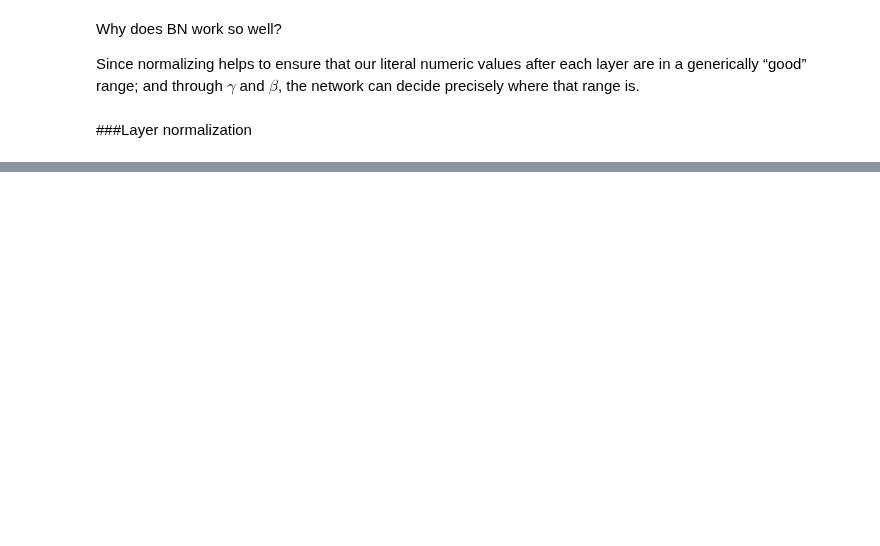
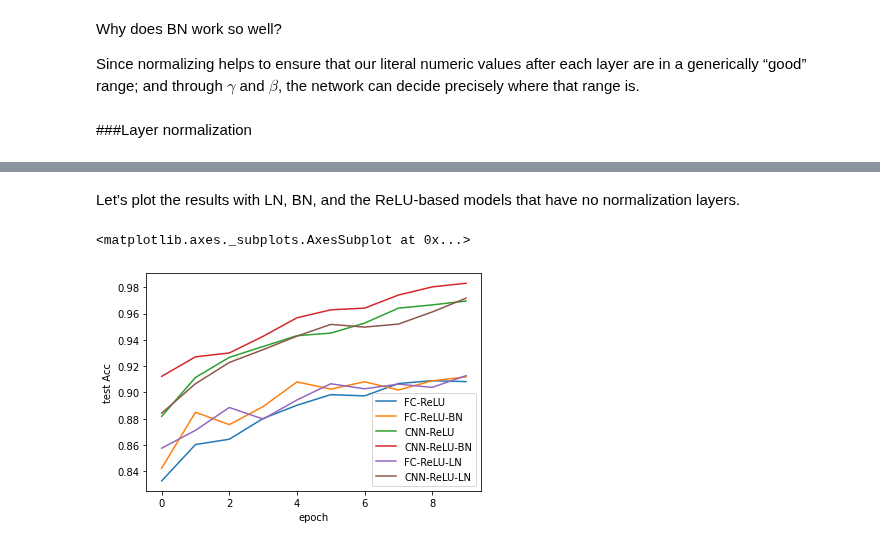
Before and after one commit to rahiakela/deep-learning-research-and-practice, a Jupyter notebook: inside-deep-learing/06-common-design-building-blocks/02_batch_and_layer_normalization.ipynb, the cells around one changed output, grey strips where cells are left out. Drawn from its saved outputs; the diff is of its cells as text; code cells hidden in the pictures; blank space fills up the shorter version.

```diff
--- a/inside-deep-learing/06-common-design-building-blocks/02_batch_and_layer_normalization.ipynb
+++ b/inside-deep-learing/06-common-design-building-blocks/02_batch_and_layer_normalization.ipynb
@@ -380,0 +424,49 @@ and $\beta$, the network can decide precisely where that range is.
+# %%
+cnn_ln_model = nn.Sequential(
+  cnn_layer(C, n_filters),
+  cnn_layer(n_filters),
+  cnn_layer(n_filters),
+  nn.MaxPool2d((2,2)),
+  # we've done one round of pooling, so , pool_factor=1 now
+  cnn_layer(n_filters, 2 * n_filters, pool_factor=1),
+  cnn_layer(2 * n_filters, pool_factor=1),
+  cnn_layer(2 * n_filters, pool_factor=1),
+  nn.MaxPool2d((2,2)),
+  # now we've done two rounds of pooling, so pool_factor=2
+  cnn_layer(2 * n_filters, 4 * n_filters, pool_factor=2),
+  cnn_layer(4 * n_filters, pool_factor=2),
+
+  nn.Flatten(),
+  nn.Linear(D*n_filters//4, classes),
+)
+# %%
+fc_ln_results = train_network(fc_ln_model,
+                          loss_func,
+                          training_loader,
+                          epochs=10,
+                          test_loader=testing_loader,
+                          score_funcs={"Acc": accuracy_score},
+                          device=device)
+del fc_ln_model
+# %%
+cnn_ln_results = train_network(cnn_ln_model,
+                          loss_func,
+                          training_loader,
+                          epochs=10,
+                          test_loader=testing_loader,
+                          score_funcs={"Acc": accuracy_score},
+                          device=device)
+del cnn_ln_model
+# %% [markdown]
+Let’s plot the results with LN, BN, and the ReLU-based models that have no normalization
+layers.
+# %%
+sns.lineplot(x="epoch", y="test Acc", data=fc_relu_results, label="FC-ReLU")
+sns.lineplot(x="epoch", y="test Acc", data=fc_bn_results, label="FC-ReLU-BN")
+sns.lineplot(x="epoch", y="test Acc", data=cnn_relu_results, label="CNN-ReLU")
+sns.lineplot(x="epoch", y="test Acc", data=cnn_bn_results, label="CNN-ReLU-BN")
+sns.lineplot(x="epoch", y="test Acc", data=fc_ln_results, label="FC-ReLU-LN")
+sns.lineplot(x="epoch", y="test Acc", data=cnn_ln_results, label="CNN-ReLU-LN")
+# %% [output]
+<matplotlib.axes._subplots.AxesSubplot at 0x...>
+[figure, added]
```
Also changed, not shown: parts of 9 cells of this notebook.
